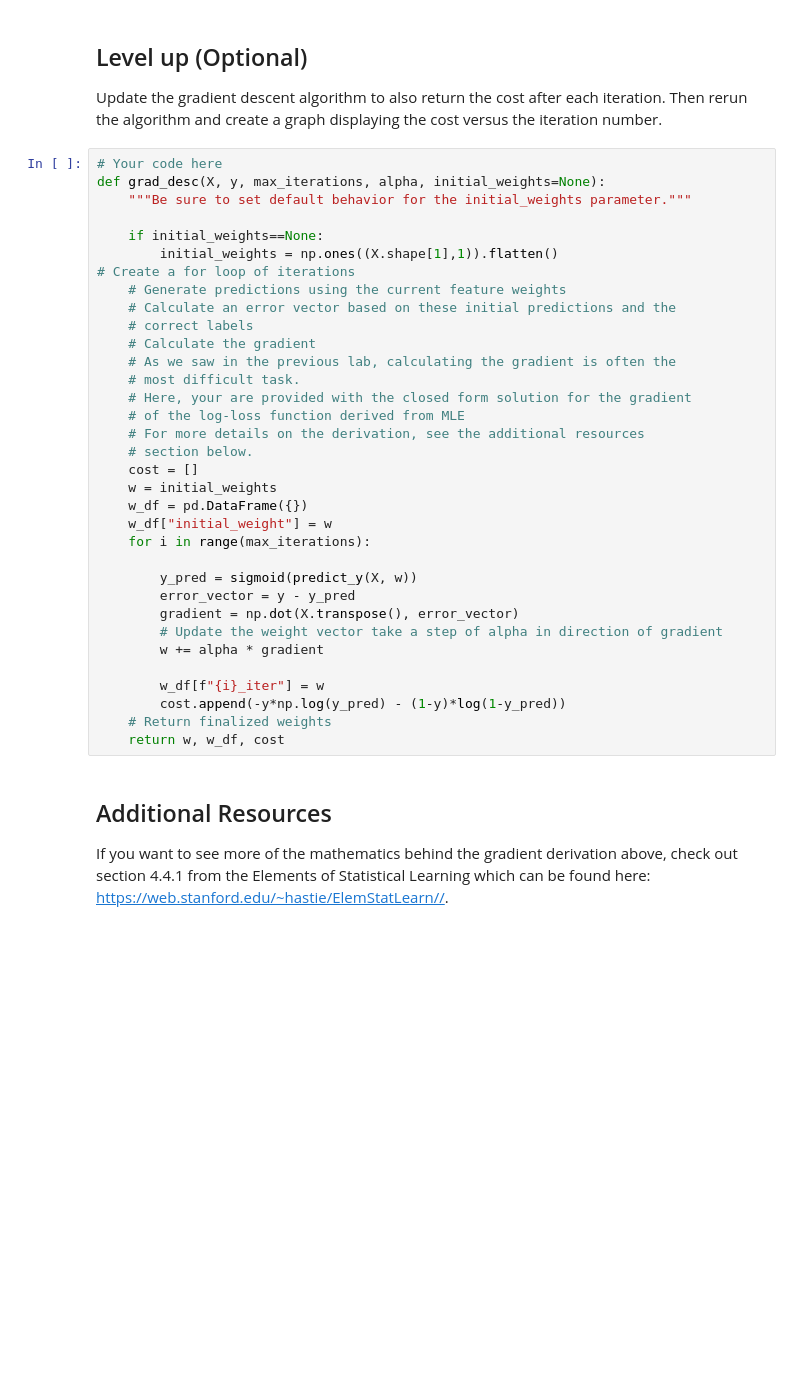
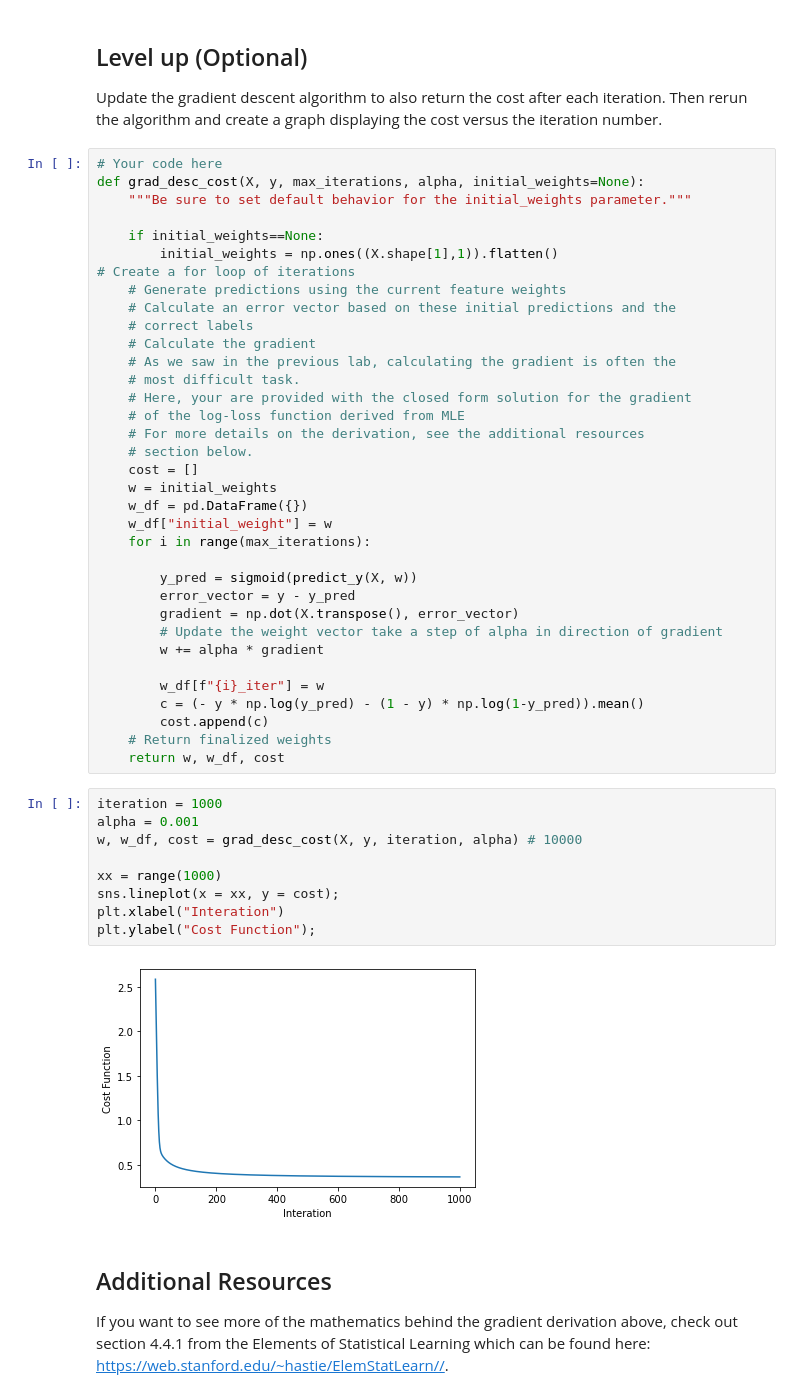
Before and after one commit to miladshiraniUCB/dsc-coding-logistic-regression-from-scratch, a Jupyter notebook: index.ipynb, the cells around one changed output. Drawn from its saved outputs; the diff is of its cells as text; blank space fills up the shorter version.

```diff
--- a/index.ipynb
+++ b/index.ipynb
@@ -219,7 +230,7 @@ Our Model:  [0.78, -1.602, 2.618, -1.952, -1.394, 0.058, 1.16, 4.369, -0.831, -2
 Update the gradient descent algorithm to also return the cost after each iteration. Then rerun the algorithm and create a graph displaying the cost versus the iteration number.
 # %%
 # Your code here
-def grad_desc(X, y, max_iterations, alpha, initial_weights=None):
+def grad_desc_cost(X, y, max_iterations, alpha, initial_weights=None):
     """Be sure to set default behavior for the initial_weights parameter."""
 
     if initial_weights==None:
@@ -248,9 +259,21 @@ def grad_desc(X, y, max_iterations, alpha, initial_weights=None):
         w += alpha * gradient
 
         w_df[f"{i}_iter"] = w
-        cost.append(-y*np.log(y_pred) - (1-y)*log(1-y_pred))
+        c = (- y * np.log(y_pred) - (1 - y) * np.log(1-y_pred)).mean()
+        cost.append(c)
     # Return finalized weights
     return w, w_df, cost
+# %%
+iteration = 1000
+alpha = 0.001
+w, w_df, cost = grad_desc_cost(X, y, iteration, alpha) # 10000
+
+xx = range(1000)
+sns.lineplot(x = xx, y = cost);
+plt.xlabel("Interation")
+plt.ylabel("Cost Function");
+# %% [output]
+[figure, added]
 # %% [markdown]
 ## Additional Resources
 
```
Also changed, not shown: parts of 3 cells of this notebook, 1 other file.
